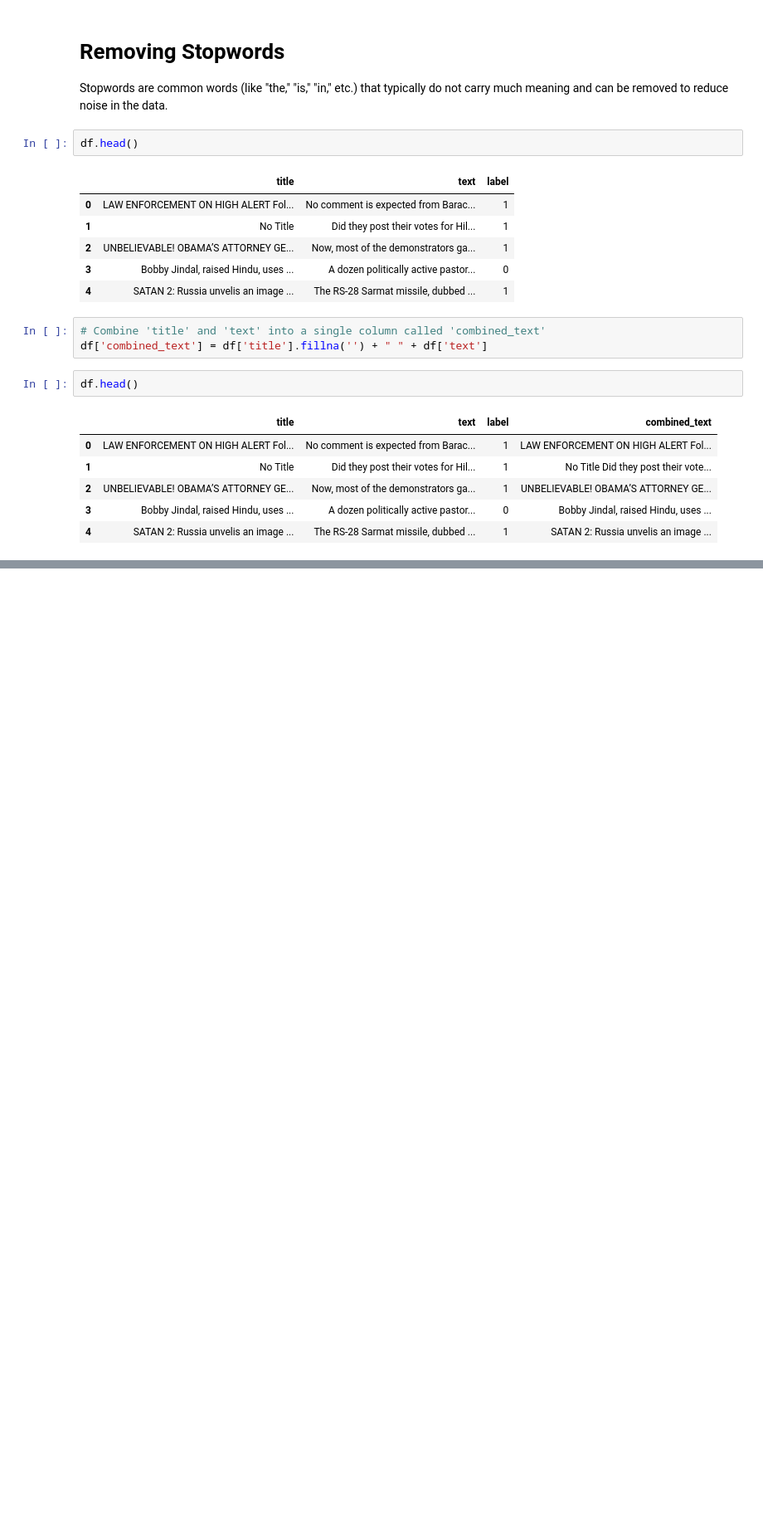
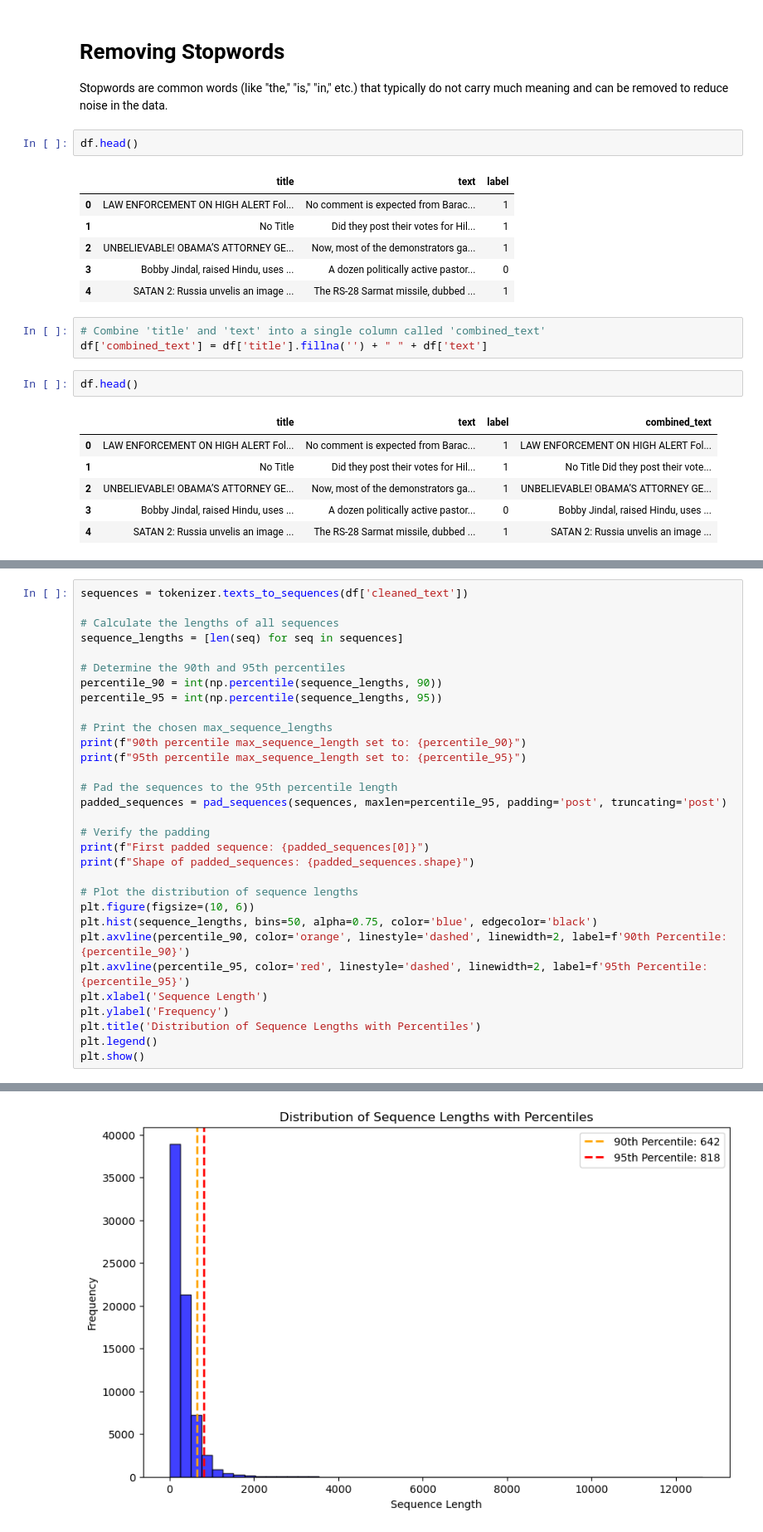
Before and after one commit to sindhujaSirigeri/Fake-News-Detection-App, a Jupyter notebook: fake-news-predictor/notebooks/preprocessing_notebook.ipynb, the cells around one changed output, grey strips where cells are left out. Shown at 83% size. Cells and saved outputs as stored; diff of their text form; blank space fills up the shorter version.

```diff
--- a/fake-news-predictor/notebooks/preprocessing_notebook.ipynb
+++ b/fake-news-predictor/notebooks/preprocessing_notebook.ipynb
@@ -172,0 +372,32 @@ LookupError:
+# %%
+sequences = tokenizer.texts_to_sequences(df['cleaned_text'])
+
+# Calculate the lengths of all sequences
+sequence_lengths = [len(seq) for seq in sequences]
+
+# Determine the 90th and 95th percentiles
+percentile_90 = int(np.percentile(sequence_lengths, 90))
+percentile_95 = int(np.percentile(sequence_lengths, 95))
+
+# Print the chosen max_sequence_lengths
+print(f"90th percentile max_sequence_length set to: {percentile_90}")
+print(f"95th percentile max_sequence_length set to: {percentile_95}")
+
+# Pad the sequences to the 95th percentile length
+padded_sequences = pad_sequences(sequences, maxlen=percentile_95, padding='post', truncating='post')
+
+# Verify the padding
+print(f"First padded sequence: {padded_sequences[0]}")
+print(f"Shape of padded_sequences: {padded_sequences.shape}")
+
+# Plot the distribution of sequence lengths
+plt.figure(figsize=(10, 6))
+plt.hist(sequence_lengths, bins=50, alpha=0.75, color='blue', edgecolor='black')
+plt.axvline(percentile_90, color='orange', linestyle='dashed', linewidth=2, label=f'90th Percentile: {percentile_90}')
+plt.axvline(percentile_95, color='red', linestyle='dashed', linewidth=2, label=f'95th Percentile: {percentile_95}')
+plt.xlabel('Sequence Length')
+plt.ylabel('Frequency')
+plt.title('Distribution of Sequence Lengths with Percentiles')
+plt.legend()
+plt.show()
+# %% [output]
@@ -172,0 +421 @@ LookupError:
+[figure, added]
```
Also changed, not shown: parts of 34 cells of this notebook, 1 other file.
